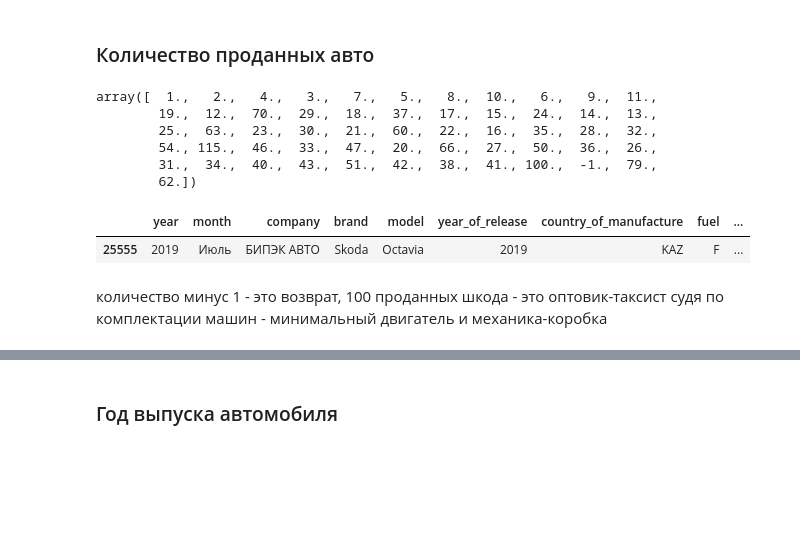
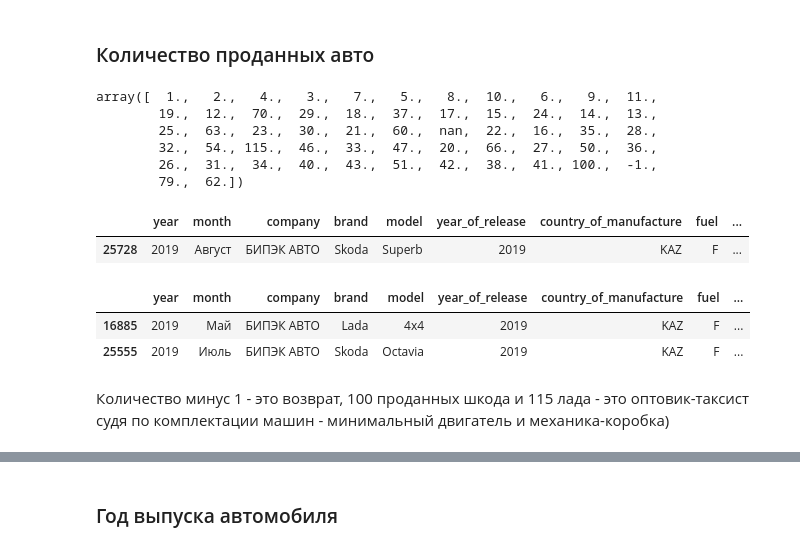
Before and after one commit to analyst-plv/car-sales, a Jupyter notebook: Авторынок.ipynb, the cells around one changed output, grey strips where cells are left out. Cells and saved outputs as stored; diff of their text form; code cells hidden in the pictures; blank space fills up the shorter version.

```diff
--- a/Авторынок.ipynb
+++ b/Авторынок.ipynb
@@ -207,7 +205,7 @@ array(['Германия', 'США', 'Австрия', 'Республика К
 # %% [markdown]
 кодируем страны в столбце 'страна производства' в alpha3 (RUS, KAZ, USA и т.д.)
 # %%
-df['country_of_manufacture'] = df['country_of_manufacture'].replace({
+country_codes = {
     'Германия': 'DEU',
     'США': 'USA',
     'Австрия': 'AUT',
@@ -226,5 +224,4 @@ df['country_of_manufacture'] = df['country_of_manufacture'].replace({
     'Польша': 'POL',
     'Швеция': 'SWE',
     'Белоруссия': 'BLR',
-    'Бельгия': 'BEL'
-})
+    'Бельгия': 'BEL'}
@@ -254,0 +228,2 @@ BLR           1         0.00
+# %%
+df['country_of_manufacture'] = df['country_of_manufacture'].map(country_codes)
@@ -786,2 +793,0 @@ df_transmission_box['Процент (%)'] = (df_transmission_box['Количес
-# %%
-df['oblact'] = df['oblact'].str.lower()
@@ -853,14 +907,20 @@ df['quantity'].unique()
 # %% [output]
 array([  1.,   2.,   4.,   3.,   7.,   5.,   8.,  10.,   6.,   9.,  11.,
         19.,  12.,  70.,  29.,  18.,  37.,  17.,  15.,  24.,  14.,  13.,
-        25.,  63.,  23.,  30.,  21.,  60.,  22.,  16.,  35.,  28.,  32.,
-        54., 115.,  46.,  33.,  47.,  20.,  66.,  27.,  50.,  36.,  26.,
-        31.,  34.,  40.,  43.,  51.,  42.,  38.,  41., 100.,  -1.,  79.,
-        62.])
+        25.,  63.,  23.,  30.,  21.,  60.,  nan,  22.,  16.,  35.,  28.,
+        32.,  54., 115.,  46.,  33.,  47.,  20.,  66.,  27.,  50.,  36.,
+        26.,  31.,  34.,  40.,  43.,  51.,  42.,  38.,  41., 100.,  -1.,
+        79.,  62.])
+# %%
+df[df['quantity']==-1]
+# %% [output]
+|  | year | month | company | brand | model | year_of_release | country_of_manufacture | fuel | ... |
+| 25728 | 2019 | Август | БИПЭК АВТО | Skoda | Superb | 2019 | KAZ | F | ... |
 # %%
-df[df['quantity'] == 100.]
+df[df['quantity']>=100]
 # %% [output]
 |  | year | month | company | brand | model | year_of_release | country_of_manufacture | fuel | ... |
+| 16885 | 2019 | Май | БИПЭК АВТО | Lada | 4x4 | 2019 | KAZ | F | ... |
 | 25555 | 2019 | Июль | БИПЭК АВТО | Skoda | Octavia | 2019 | KAZ | F | ... |
 # %% [markdown]
-количество минус 1 - это возврат, 100 проданных шкода - это оптовик-таксист судя по комплектации машин - минимальный двигатель и механика-коробка
+Количество минус 1 - это возврат, 100 проданных шкода и 115 лада - это оптовик-таксист судя по комплектации машин - минимальный двигатель и механика-коробка)
```
Also changed, not shown: parts of 56 cells of this notebook.
